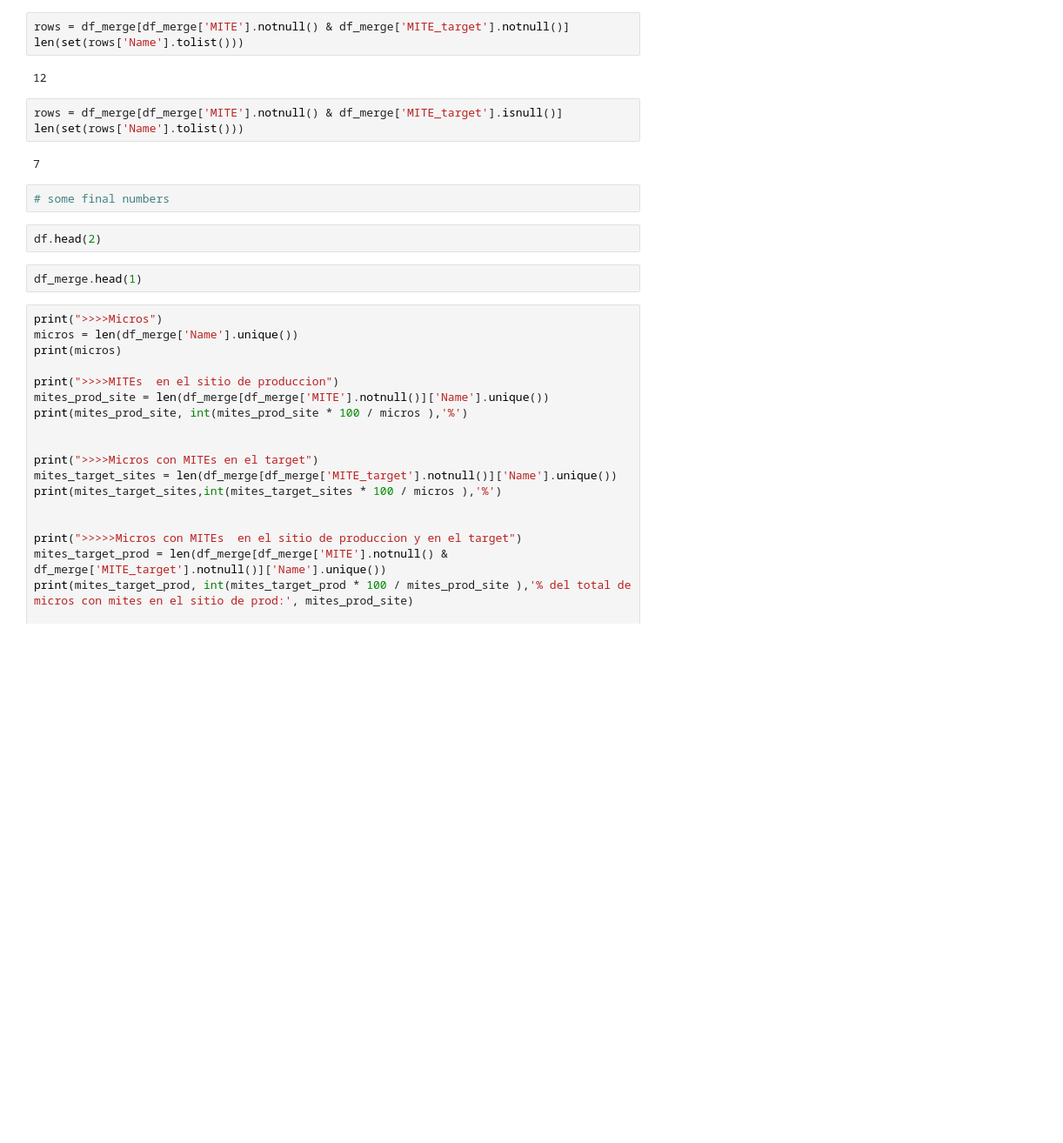
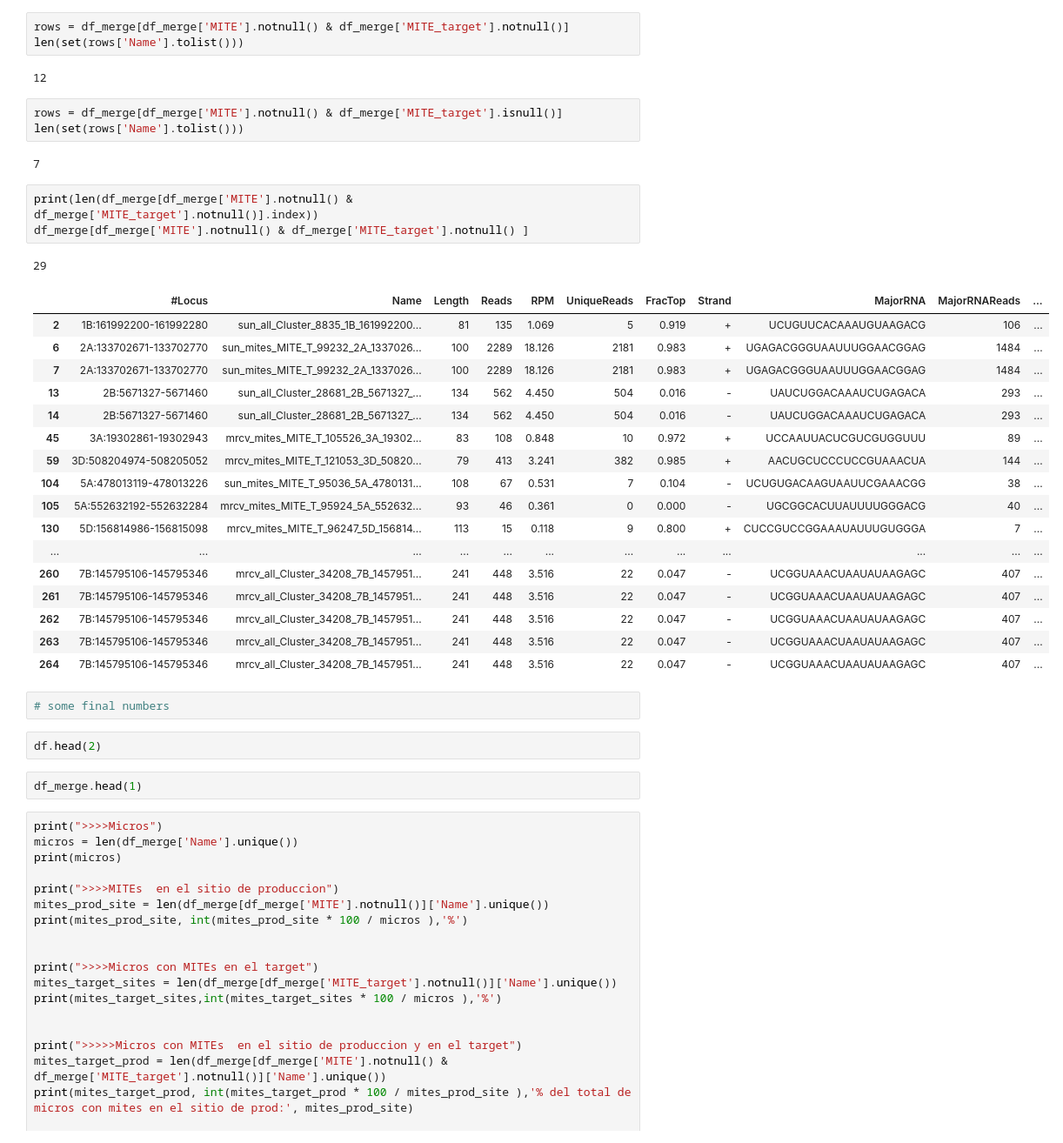
Before and after one commit to juancresc/mirna_mite, a Jupyter notebook: 2_analysis/2_cleavage.ipynb, the cells around one changed output. Shown: that part at 87% size. Saved outputs shown, nothing was run; the diff lists cells and outputs as text; blank space fills up the shorter version.

```diff
--- a/2_analysis/2_cleavage.ipynb
+++ b/2_analysis/2_cleavage.ipynb
@@ -662,6 +670,28 @@ rows = df_merge[df_merge['MITE'].notnull() & df_merge['MITE_target'].isnull()]
 len(set(rows['Name'].tolist()))
 # %% [output]
 7
+# %%
+print(len(df_merge[df_merge['MITE'].notnull() & df_merge['MITE_target'].notnull()].index))
+df_merge[df_merge['MITE'].notnull() & df_merge['MITE_target'].notnull() ]
+# %% [output]
+29
+|  | #Locus | Name | Length | Reads | RPM | UniqueReads | FracTop | Strand | MajorRNA | MajorRNAReads | ... |
+| 2 | 1B:161992200-161992280 | sun_all_Cluster_8835_1B_161992200... | 81 | 135 | 1.069 | 5 | 0.919 | + | UCUGUUCACAAAUGUAAGACG | 106 | ... |
+| 6 | 2A:133702671-133702770 | sun_mites_MITE_T_99232_2A_1337026... | 100 | 2289 | 18.126 | 2181 | 0.983 | + | UGAGACGGGUAAUUUGGAACGGAG | 1484 | ... |
+| 7 | 2A:133702671-133702770 | sun_mites_MITE_T_99232_2A_1337026... | 100 | 2289 | 18.126 | 2181 | 0.983 | + | UGAGACGGGUAAUUUGGAACGGAG | 1484 | ... |
+| 13 | 2B:5671327-5671460 | sun_all_Cluster_28681_2B_5671327_... | 134 | 562 | 4.450 | 504 | 0.016 | - | UAUCUGGACAAAUCUGAGACA | 293 | ... |
+| 14 | 2B:5671327-5671460 | sun_all_Cluster_28681_2B_5671327_... | 134 | 562 | 4.450 | 504 | 0.016 | - | UAUCUGGACAAAUCUGAGACA | 293 | ... |
+| 45 | 3A:19302861-19302943 | mrcv_mites_MITE_T_105526_3A_19302... | 83 | 108 | 0.848 | 10 | 0.972 | + | UCCAAUUACUCGUCGUGGUUU | 89 | ... |
+| 59 | 3D:508204974-508205052 | mrcv_mites_MITE_T_121053_3D_50820... | 79 | 413 | 3.241 | 382 | 0.985 | + | AACUGCUCCCUCCGUAAACUA | 144 | ... |
+| 104 | 5A:478013119-478013226 | sun_mites_MITE_T_95036_5A_4780131... | 108 | 67 | 0.531 | 7 | 0.104 | - | UCUGUGACAAGUAAUUCGAAACGG | 38 | ... |
+| 105 | 5A:552632192-552632284 | mrcv_mites_MITE_T_95924_5A_552632... | 93 | 46 | 0.361 | 0 | 0.000 | - | UGCGGCACUUAUUUUGGGACG | 40 | ... |
+| 130 | 5D:156814986-156815098 | mrcv_mites_MITE_T_96247_5D_156814... | 113 | 15 | 0.118 | 9 | 0.800 | + | CUCCGUCCGGAAAUAUUUGUGGGA | 7 | ... |
+| ... | ... | ... | ... | ... | ... | ... | ... | ... | ... | ... | ... |
+| 260 | 7B:145795106-145795346 | mrcv_all_Cluster_34208_7B_1457951... | 241 | 448 | 3.516 | 22 | 0.047 | - | UCGGUAAACUAAUAUAAGAGC | 407 | ... |
+| 261 | 7B:145795106-145795346 | mrcv_all_Cluster_34208_7B_1457951... | 241 | 448 | 3.516 | 22 | 0.047 | - | UCGGUAAACUAAUAUAAGAGC | 407 | ... |
+| 262 | 7B:145795106-145795346 | mrcv_all_Cluster_34208_7B_1457951... | 241 | 448 | 3.516 | 22 | 0.047 | - | UCGGUAAACUAAUAUAAGAGC | 407 | ... |
+| 263 | 7B:145795106-145795346 | mrcv_all_Cluster_34208_7B_1457951... | 241 | 448 | 3.516 | 22 | 0.047 | - | UCGGUAAACUAAUAUAAGAGC | 407 | ... |
+| 264 | 7B:145795106-145795346 | mrcv_all_Cluster_34208_7B_1457951... | 241 | 448 | 3.516 | 22 | 0.047 | - | UCGGUAAACUAAUAUAAGAGC | 407 | ... |
 # %%
 # some final numbers
 # %%
```
Also changed, not shown: parts of 8 cells of this notebook, 8 other files.
